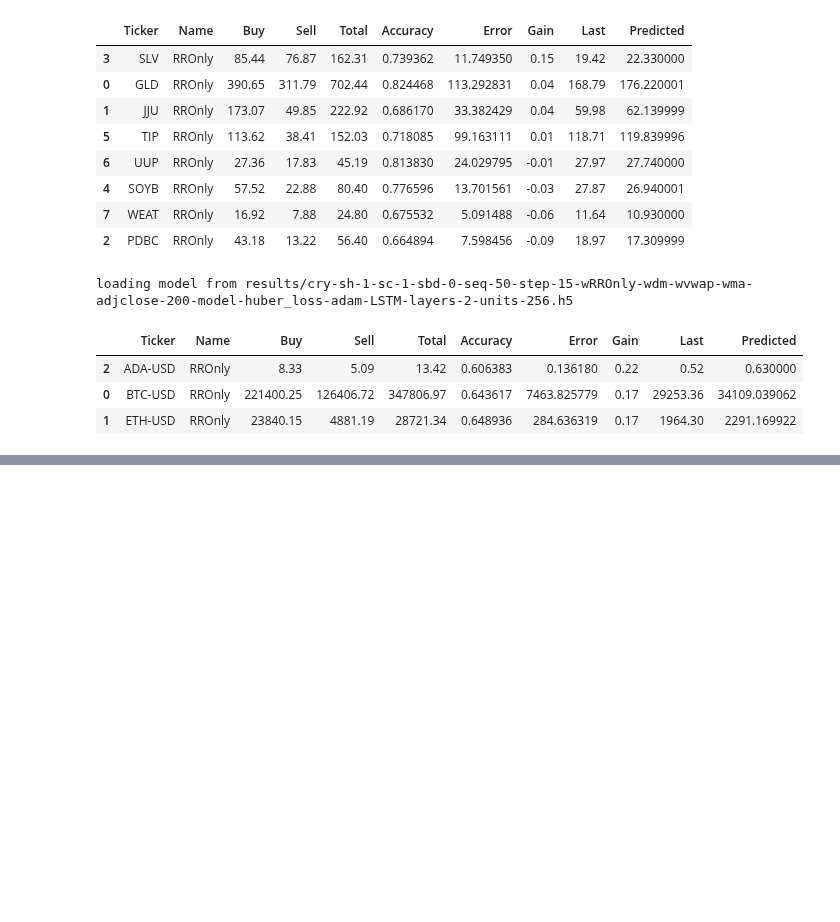
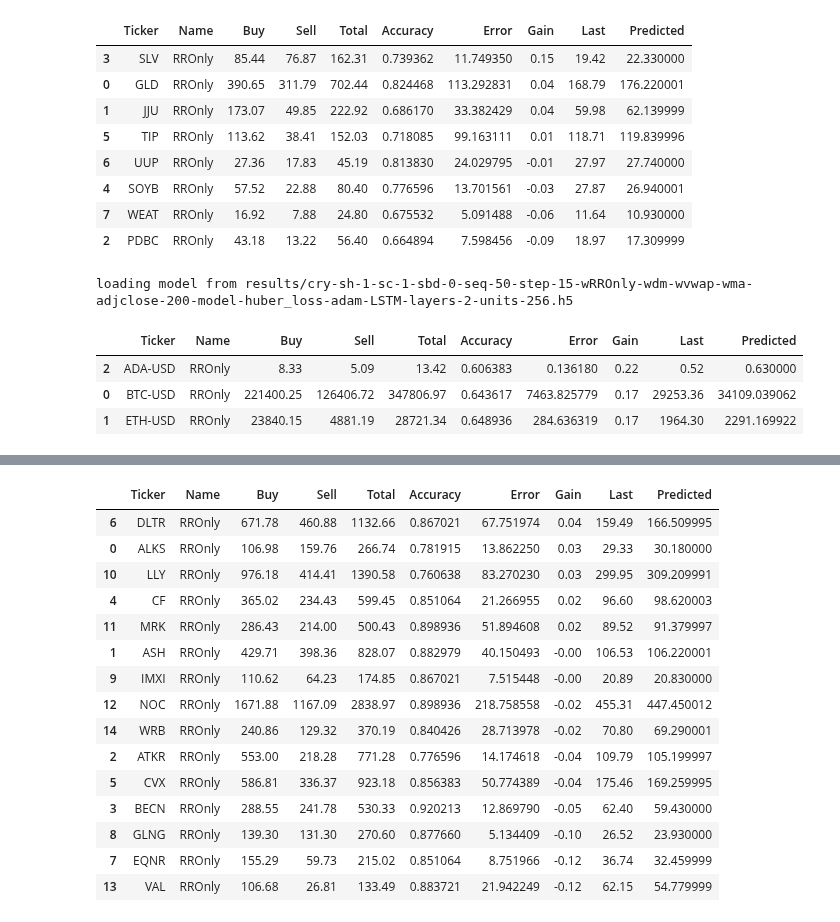
Before and after one commit to ahsank/runml, a Jupyter notebook: StockML.ipynb, the cells around one changed output, grey strips where cells are left out. Drawn from its saved outputs; the diff is of its cells as text; code cells hidden in the pictures; blank space fills up the shorter version.

```diff
--- a/StockML.ipynb
+++ b/StockML.ipynb
@@ -286,3 +313,27 @@ df9.sort_values('Gain', ascending=False)
+# %%
+findata.G_LOOKUP_STEP = 15
+mod11 = pipeline.RateReturnOnly(
+    pipeline.FeatureSeq([pipeline.AddDayMonth(), pipeline.AddVWap(), pipeline.AddMA(200)]))
+df11 = pipeline.runModelCombined(tickers10, 'trade', mod11, True)[0]
+# %%
+df11.sort_values('Gain', ascending=False)
+# %% [output]
+|  | Ticker | Name | Buy | Sell | Total | Accuracy | Error | Gain | Last | Predicted |
+| 6 | DLTR | RROnly | 671.78 | 460.88 | 1132.66 | 0.867021 | 67.751974 | 0.04 | 159.49 | 166.509995 |
+| 0 | ALKS | RROnly | 106.98 | 159.76 | 266.74 | 0.781915 | 13.862250 | 0.03 | 29.33 | 30.180000 |
+| 10 | LLY | RROnly | 976.18 | 414.41 | 1390.58 | 0.760638 | 83.270230 | 0.03 | 299.95 | 309.209991 |
+| 4 | CF | RROnly | 365.02 | 234.43 | 599.45 | 0.851064 | 21.266955 | 0.02 | 96.60 | 98.620003 |
+| 11 | MRK | RROnly | 286.43 | 214.00 | 500.43 | 0.898936 | 51.894608 | 0.02 | 89.52 | 91.379997 |
+| 1 | ASH | RROnly | 429.71 | 398.36 | 828.07 | 0.882979 | 40.150493 | -0.00 | 106.53 | 106.220001 |
+| 9 | IMXI | RROnly | 110.62 | 64.23 | 174.85 | 0.867021 | 7.515448 | -0.00 | 20.89 | 20.830000 |
+| 12 | NOC | RROnly | 1671.88 | 1167.09 | 2838.97 | 0.898936 | 218.758558 | -0.02 | 455.31 | 447.450012 |
+| 14 | WRB | RROnly | 240.86 | 129.32 | 370.19 | 0.840426 | 28.713978 | -0.02 | 70.80 | 69.290001 |
+| 2 | ATKR | RROnly | 553.00 | 218.28 | 771.28 | 0.776596 | 14.174618 | -0.04 | 109.79 | 105.199997 |
+| 5 | CVX | RROnly | 586.81 | 336.37 | 923.18 | 0.856383 | 50.774389 | -0.04 | 175.46 | 169.259995 |
+| 3 | BECN | RROnly | 288.55 | 241.78 | 530.33 | 0.920213 | 12.869790 | -0.05 | 62.40 | 59.430000 |
+| 8 | GLNG | RROnly | 139.30 | 131.30 | 270.60 | 0.877660 | 5.134409 | -0.10 | 26.52 | 23.930000 |
+| 7 | EQNR | RROnly | 155.29 | 59.73 | 215.02 | 0.851064 | 8.751966 | -0.12 | 36.74 | 32.459999 |
+| 13 | VAL | RROnly | 106.68 | 26.81 | 133.49 | 0.883721 | 21.942249 | -0.12 | 62.15 | 54.779999 |
 # %%
  # !cp -ru results /content/drive/MyDrive/colab
  !rsync -av --ignore-existing results/* /content/drive/MyDrive/colab/results/
```
Also changed, not shown: parts of 3 cells of this notebook.
